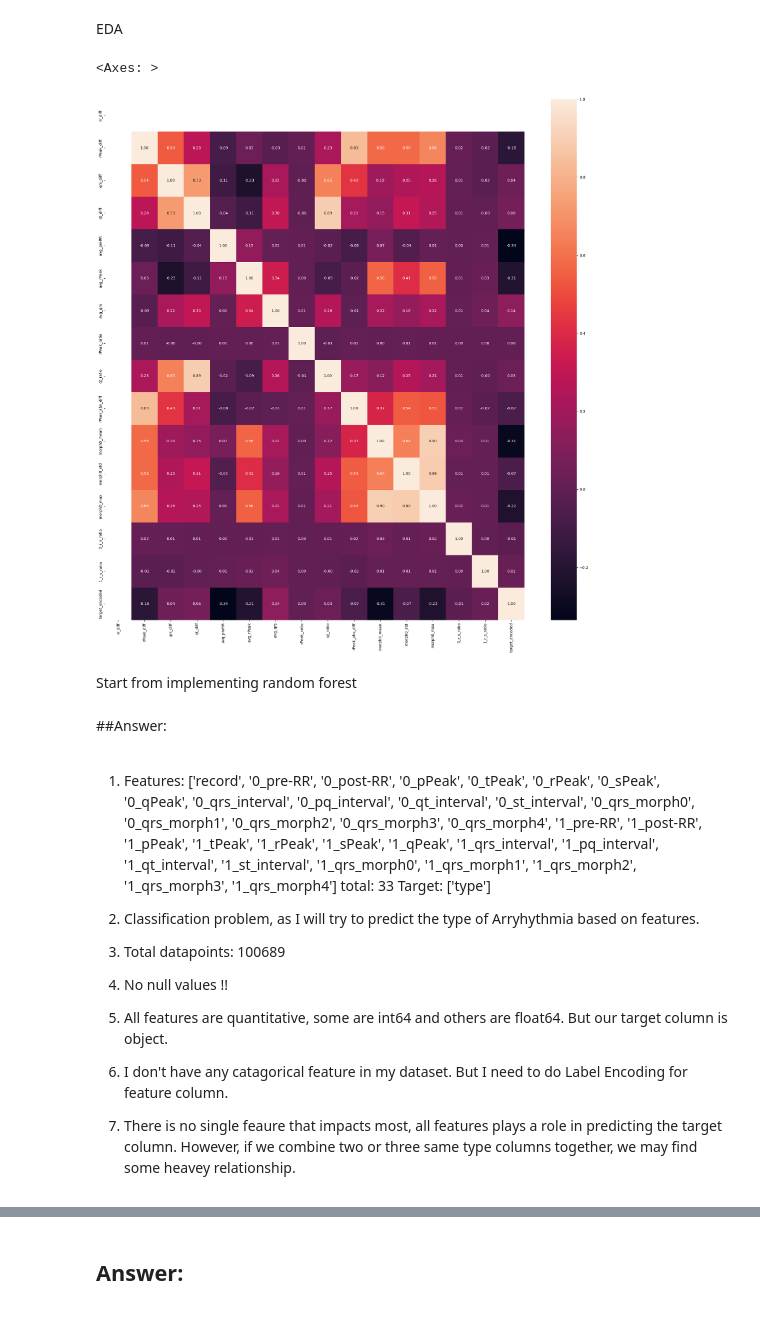
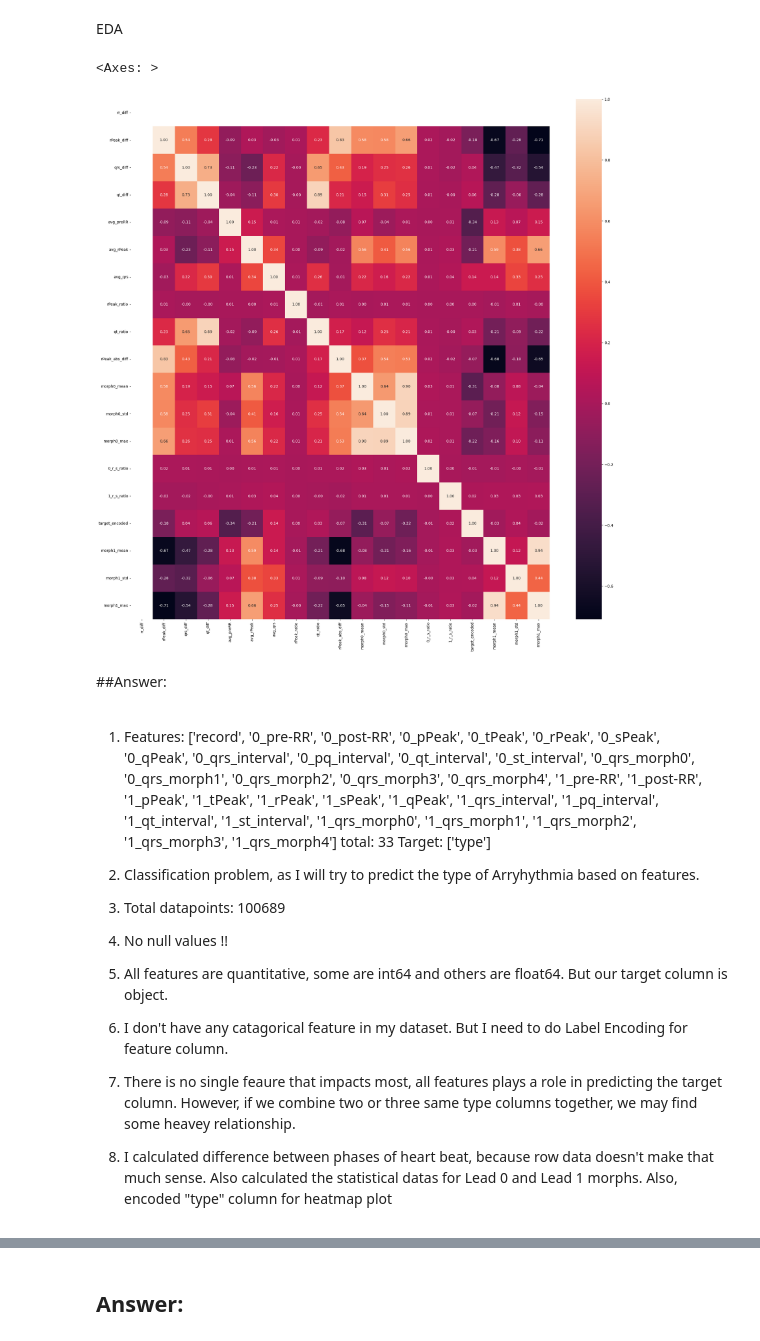
Before and after one commit to mdreduanulhoque/AI_ML_Expert_with_Phitron, a Jupyter notebook: Machine_Learning/ML_FINAL.ipynb, the cells around one changed output, grey strips where cells are left out. Cells and saved outputs as stored; diff of their text form; code cells hidden in the pictures.

```diff
--- a/Machine_Learning/ML_FINAL.ipynb
+++ b/Machine_Learning/ML_FINAL.ipynb
@@ -49,7 +60,7 @@ The dataset describes the ECG machine's electrical signals of LEAD II and LEAD V
 
 Provide necessary codes and explanation
 # %%
-df = pd.read_csv("/content/MIT-BIH Arrhythmia Database.csv")
+df = pd.read_csv("MIT-BIH Arrhythmia Database.csv")
 # %%
 df.columns
 # %% [output]
@@ -107,37 +117,40 @@ EDA
 # %%
 df['rr_diff'] = df['0_pre-RR'] - df['1_pre-RR']
 df['rPeak_diff'] = df['0_rPeak'] - df['1_rPeak']
 df['qrs_diff'] = df['0_qrs_interval'] - df['1_qrs_interval']
 df['qt_diff'] = df['0_qt_interval'] - df['1_qt_interval']
 
 df['avg_preRR'] = (df['0_pre-RR'] + df['1_pre-RR']) / 2
 df['avg_rPeak'] = (df['0_rPeak'] + df['1_rPeak']) / 2
 df['avg_qrs'] = (df['0_qrs_interval'] + df['1_qrs_interval']) / 2
 
 df['rPeak_ratio'] = df['0_rPeak'] / (df['1_rPeak'] + 1e-6)
 df['qt_ratio'] = df['0_qt_interval'] / (df['1_qt_interval'] + 1e-6)
 
 df['rPeak_abs_diff'] = abs(df['0_rPeak'] - df['1_rPeak'])
 
-morph_cols = ['0_qrs_morph0','0_qrs_morph1','0_qrs_morph2','0_qrs_morph3','0_qrs_morph4']
-df['morph0_mean'] = df[morph_cols].mean(axis=1)
-df['morph0_std'] = df[morph_cols].std(axis=1)
-df['morph0_max'] = df[morph_cols].max(axis=1)
+morph_cols_0 = ['0_qrs_morph0','0_qrs_morph1','0_qrs_morph2','0_qrs_morph3','0_qrs_morph4']
+df['morph0_mean'] = df[morph_cols_0].mean(axis=1)
+df['morph0_std'] = df[morph_cols_0].std(axis=1)
+df['morph0_max'] = df[morph_cols_0].max(axis=1)
+
+morph_cols_1 = ['1_qrs_morph0','1_qrs_morph1','1_qrs_morph2','1_qrs_morph3','1_qrs_morph4']
+df['morph1_mean'] = df[morph_cols_1].mean(axis=1)
+df['morph1_std'] = df[morph_cols_1].std(axis=1)
+df['morph1_max'] = df[morph_cols_1].max(axis=1)
 
 df['0_r_s_ratio'] = df['0_rPeak'] / (abs(df['0_sPeak']) + 1e-6)
 df['1_r_s_ratio'] = df['1_rPeak'] / (abs(df['1_sPeak']) + 1e-6)
 
-eda_df = df[['rr_diff', 'rPeak_diff', 'qrs_diff', 'qt_diff', 'avg_preRR', 'avg_rPeak', 'avg_qrs', 'rPeak_ratio', 'qt_ratio', 'rPeak_abs_diff', 'morph0_mean', 'morph0_std', 'morph0_max', '0_r_s_ratio', '1_r_s_ratio', 'target_encoded']].copy()
+eda_df = df[['rr_diff', 'rPeak_diff', 'qrs_diff', 'qt_diff', 'avg_preRR', 'avg_rPeak', 'avg_qrs', 'rPeak_ratio', 'qt_ratio', 'rPeak_abs_diff', 'morph0_mean', 'morph0_std', 'morph0_max', '0_r_s_ratio', '1_r_s_ratio', 'target_encoded', 'morph1_mean' ,'morph1_std' ,'morph1_max']].copy()
 
 matrix = eda_df.corr()
 
 plt.figure(figsize=(25, 25))
 sns.heatmap(matrix, annot=True, fmt=".2f")
 # %% [output]
 <Axes: >
-[figure, old version]
+[figure, new version]
-# %% [markdown]
-Start from implementing random forest
 # %% [markdown]
 ##Answer:
 # %% [markdown]
@@ -162,4 +175,6 @@ Start from implementing random forest
 6. I don't have any catagorical feature in my dataset. But I need to do Label Encoding for feature column.
 
 7. There is no single feaure that impacts most, all features plays a role in predicting the target column. However, if we combine two or three same type columns together, we may find some heavey relationship.
+
+8. I calculated difference between phases of heart beat, because row data doesn't make that much sense. Also calculated the statistical datas for Lead 0 and Lead 1 morphs. Also, encoded "type" column for heatmap plot
 # %% [markdown]
```
Also changed, not shown: parts of 24 cells of this notebook.
